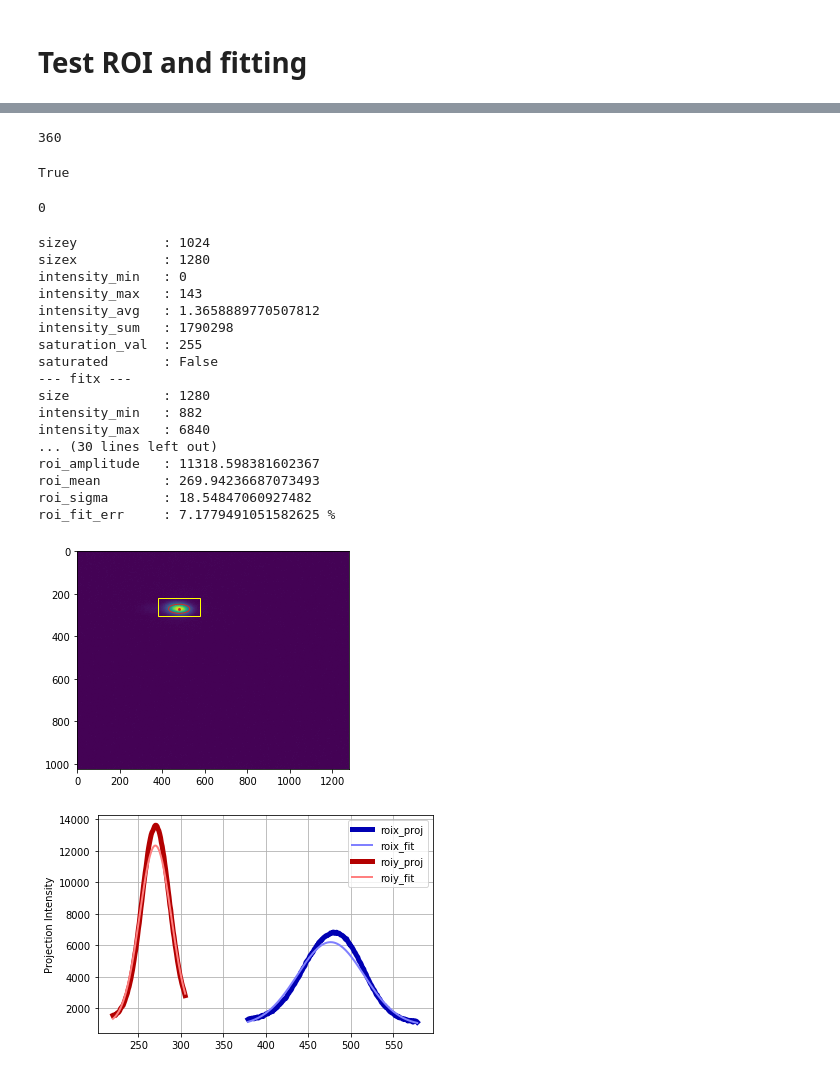
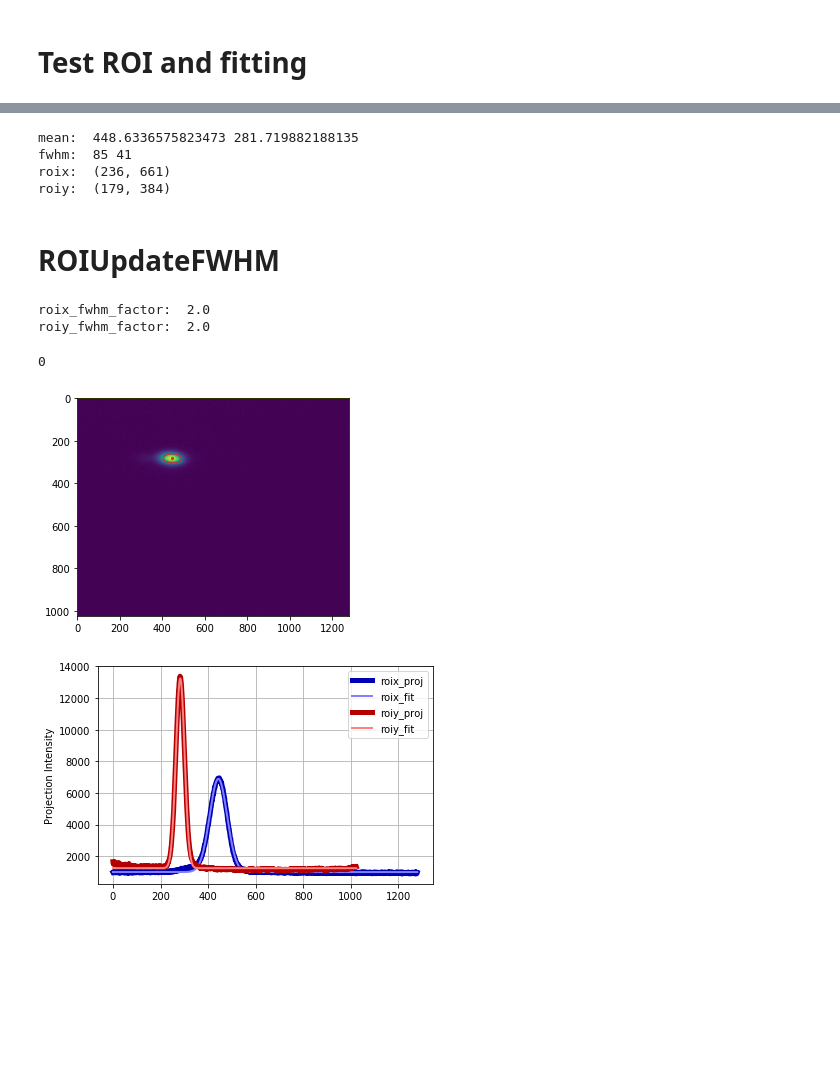
Before and after one commit to lnls-fac/mathphys, a Jupyter notebook: scripts/test-ioc.ipynb, the cells around one changed output, grey strips where cells are left out. Saved outputs shown, nothing was run; the diff lists cells and outputs as text; code cells hidden in the pictures; blank space fills up the shorter version.

```diff
--- a/scripts/test-ioc.ipynb
+++ b/scripts/test-ioc.ipynb
@@ -172,18 +180,20 @@ img.plot_projections()
 # %%
+factor = 5
+
 cx, cy = dvfimgproc.roix_fit_mean, dvfimgproc.roiy_fit_mean
 sx, sy = dvfimgproc.roix_fwhm, dvfimgproc.roiy_fwhm
 
-factor = 5.0
+print('mean: ', cx, cy)
+print('fwhm: ', sx, sy)
+
+# calc new roi
 roix = int(cx - factor * sx/2), int(cx + factor * sx/2)
 roiy = int(cy - factor * sy/2), int(cy + factor * sy/2)
 
-dvfimgproc.roix = roix
-dvfimgproc.roiy = roiy
+print('roix: ', roix)
+print('roiy: ', roiy)
+# %% [output]
+mean:  448.6336575823473 281.719882188135
+fwhm:  85 41
+roix:  (236, 661)
+roiy:  (179, 384)
-# %%
-img.fitx.roi_center
-# %% [output]
-360
-# %%
-dvfimgproc.connected
-# %% [output]
-True
@@ -190,3 +205,11 @@ True
+# %% [markdown]
+# ROIUpdateFWHM
+# %%
+print('roix_fwhm_factor: ', dvfimgproc.roix_fwhm_factor)
+print('roiy_fwhm_factor: ', dvfimgproc.roiy_fwhm_factor)
+# %% [output]
+roix_fwhm_factor:  2.0
+roiy_fwhm_factor:  2.0
 # %%
 dvfimgproc.fwhmx_factor = 1.5
 dvfimgproc.fwhmy_factor = 1.5
@@ -197,28 +220,9 @@ dvfimgproc.roi_with_fwhm
 # %%
 dvfimgproc.roi_with_fwhm = 0
 # %%
-dvfimgproc.cmd_update()
-img = dvfimgproc.image2dfit
-print(img)
+img = update_image(dvfimgproc)
 img.imshow()
 img.plot_projections()
 # %% [output]
-sizey           : 1024
-sizex           : 1280
-intensity_min   : 0
-intensity_max   : 143
-intensity_avg   : 1.3658889770507812
-intensity_sum   : 1790298
-saturation_val  : 255
-saturated       : False
---- fitx ---
-size            : 1280
-intensity_min   : 882
-intensity_max   : 6840
-... (30 lines left out)
-roi_amplitude   : 11318.598381602367
-roi_mean        : 269.94236687073493
-roi_sigma       : 18.54847060927482
-roi_fit_err     : 7.1779491051582625 %
-[figure, old version]
+[figure, new version]
-[figure, old version]
+[figure, new version]
```
Also changed, not shown: parts of 7 cells of this notebook.
